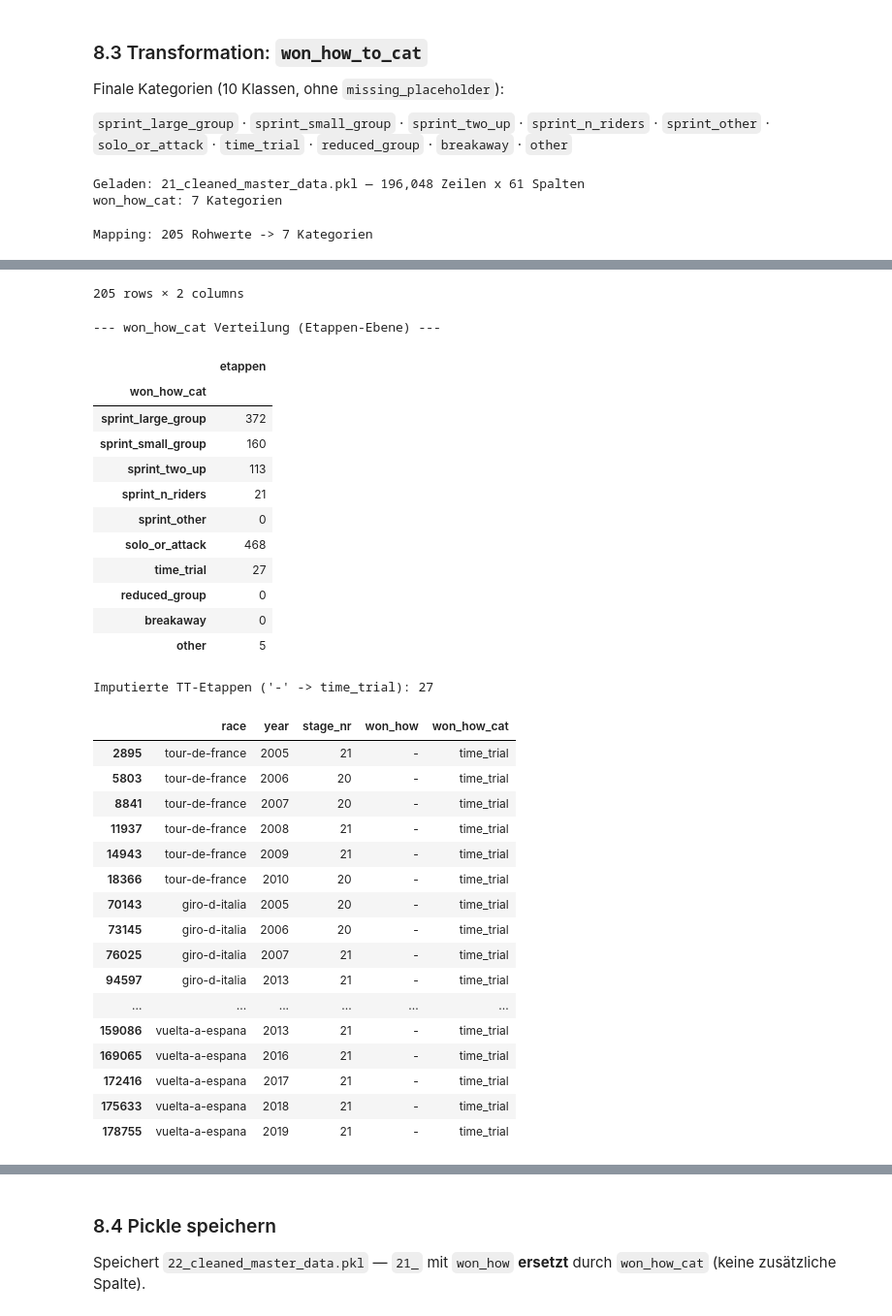
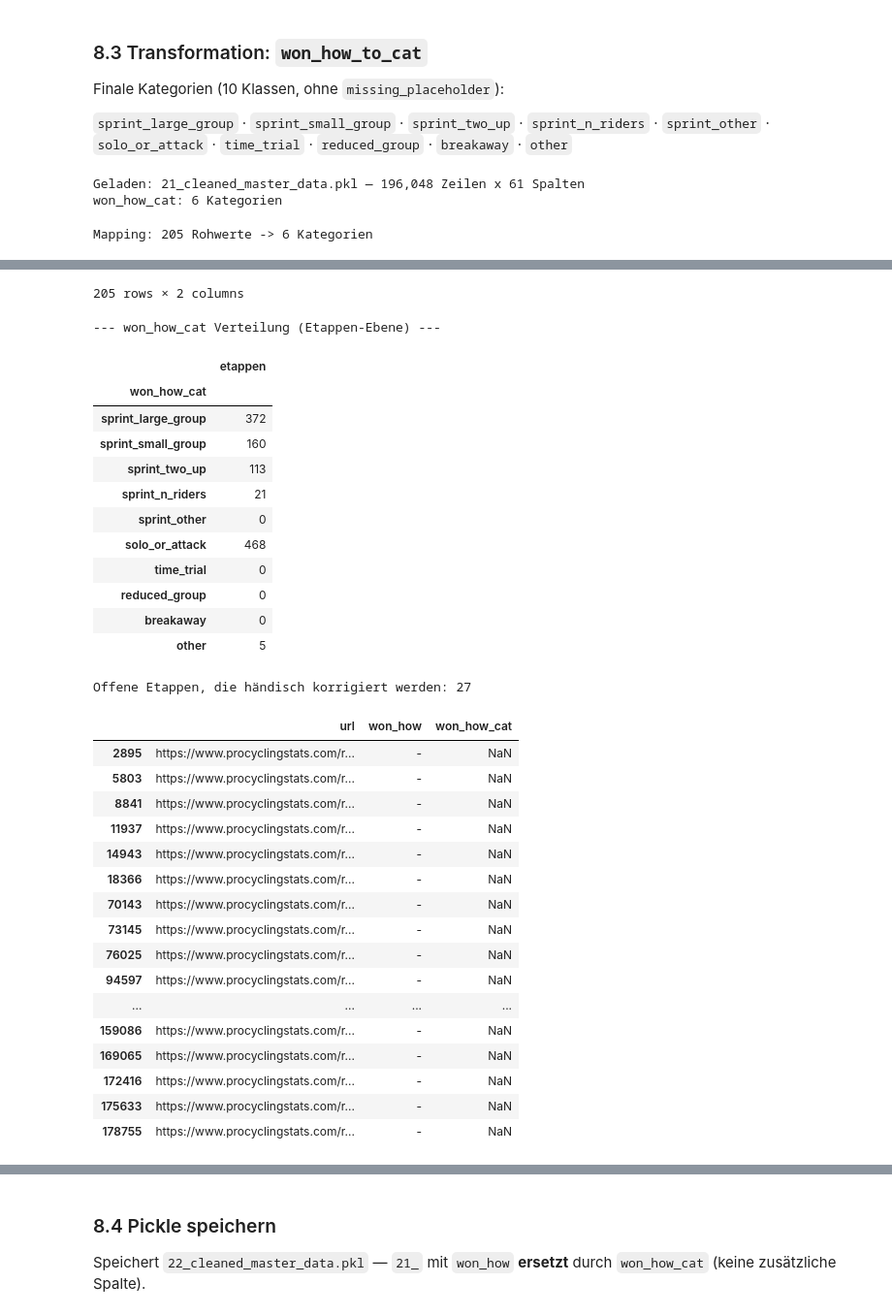
Before and after one commit to LPI24/GADA-Group3-Cycling-Stage-Prediction, a Jupyter notebook: src/Notebooks/07-13_won_how_analysis.ipynb, the cells around one changed output, grey strips where cells are left out. Shown at 97% size. Drawn from its saved outputs; the diff is of its cells as text; code cells hidden in the pictures.

```diff
--- a/src/Notebooks/07-13_won_how_analysis.ipynb
+++ b/src/Notebooks/07-13_won_how_analysis.ipynb
@@ -610,7 +609,7 @@ def won_how_to_cat(value) -> str:
     """PCS won_how -> finale Grobklasse für won_how_cat."""
     s = str(value).strip().lower()
     if s == "-":
-        return "time_trial"
+        return "-"
     if s in ("n/a", "nan", ""):
         return "other"
     if "trial" in s:
@@ -642,7 +641,7 @@ print(f"Geladen: 21_cleaned_master_data.pkl — {df_21.shape[0]:,} Zeilen x {df_
 print(f"won_how_cat: {df_21['won_how_cat'].nunique()} Kategorien")
 # %% [output]
 Geladen: 21_cleaned_master_data.pkl — 196,048 Zeilen x 61 Spalten
-won_how_cat: 7 Kategorien
+won_how_cat: 6 Kategorien
 # %%
 cat_per_stage = df_21.groupby("url")["won_how_cat"].nunique()
 assert cat_per_stage.max() == 1, "won_how_cat ist nicht etappenkonstant!"
@@ -661,9 +660,9 @@ print("\n--- won_how_cat Verteilung (Etappen-Ebene) ---")
 cat_dist = stages_21["won_how_cat"].value_counts().reindex(WON_HOW_CAT_ORDER, fill_value=0)
 display(cat_dist.to_frame("etappen"))
 
-imputed = stages_21[stages_21["won_how"] == "-"][["race", "year", "stage_nr", "won_how", "won_how_cat"]]
-print(f"\nImputierte TT-Etappen ('-' -> time_trial): {len(imputed)}")
+imputed = stages_21[stages_21["won_how"] == "-"][["url", "won_how", "won_how_cat"]]
+print(f"\nOffene Etappen, die händisch korrigiert werden: {len(imputed)}")
 display(imputed)
 # %% [output]
-Mapping: 205 Rohwerte -> 7 Kategorien
+Mapping: 205 Rohwerte -> 6 Kategorien
 |  | won_how | won_how_cat |
@@ -671,42 +670,42 @@ Mapping: 205 Rohwerte -> 7 Kategorien
 | 1 | 0.1 km solo | solo_or_attack |
 | 2 | 0.15 km solo | solo_or_attack |
 | 3 | 0.17 km solo | solo_or_attack |
 | 4 | 0.2 km solo | solo_or_attack |
 | ... | ... | ... |
 | 200 | Sprint of 8 riders | sprint_n_riders |
 | 201 | Sprint of 9 riders | sprint_n_riders |
 | 202 | Sprint of large group | sprint_large_group |
 | 203 | Sprint of small group | sprint_small_group |
 | 204 | Sprint à deux | sprint_two_up |
 205 rows × 2 columns
 --- won_how_cat Verteilung (Etappen-Ebene) ---
 |  | etappen |
 | won_how_cat |  |
 | sprint_large_group | 372 |
 | sprint_small_group | 160 |
 | sprint_two_up | 113 |
 | sprint_n_riders | 21 |
 | sprint_other | 0 |
 | solo_or_attack | 468 |
-| time_trial | 27 |
+| time_trial | 0 |
 | reduced_group | 0 |
 | breakaway | 0 |
 | other | 5 |
-Imputierte TT-Etappen ('-' -> time_trial): 27
+Offene Etappen, die händisch korrigiert werden: 27
-|  | race | year | stage_nr | won_how | won_how_cat |
-| 2895 | tour-de-france | 2005 | 21 | - | time_trial |
-| 5803 | tour-de-france | 2006 | 20 | - | time_trial |
-| 8841 | tour-de-france | 2007 | 20 | - | time_trial |
-| 11937 | tour-de-france | 2008 | 21 | - | time_trial |
-| 14943 | tour-de-france | 2009 | 21 | - | time_trial |
-| 18366 | tour-de-france | 2010 | 20 | - | time_trial |
-| 70143 | giro-d-italia | 2005 | 20 | - | time_trial |
-| 73145 | giro-d-italia | 2006 | 20 | - | time_trial |
-| 76025 | giro-d-italia | 2007 | 21 | - | time_trial |
-| 94597 | giro-d-italia | 2013 | 21 | - | time_trial |
-| ... | ... | ... | ... | ... | ... |
-| 159086 | vuelta-a-espana | 2013 | 21 | - | time_trial |
-| 169065 | vuelta-a-espana | 2016 | 21 | - | time_trial |
-| 172416 | vuelta-a-espana | 2017 | 21 | - | time_trial |
-| 175633 | vuelta-a-espana | 2018 | 21 | - | time_trial |
-| 178755 | vuelta-a-espana | 2019 | 21 | - | time_trial |
+|  | url | won_how | won_how_cat |
+| 2895 | https://www.procyclingstats.com/r... | - | NaN |
+| 5803 | https://www.procyclingstats.com/r... | - | NaN |
+| 8841 | https://www.procyclingstats.com/r... | - | NaN |
+| 11937 | https://www.procyclingstats.com/r... | - | NaN |
+| 14943 | https://www.procyclingstats.com/r... | - | NaN |
+| 18366 | https://www.procyclingstats.com/r... | - | NaN |
+| 70143 | https://www.procyclingstats.com/r... | - | NaN |
+| 73145 | https://www.procyclingstats.com/r... | - | NaN |
+| 76025 | https://www.procyclingstats.com/r... | - | NaN |
+| 94597 | https://www.procyclingstats.com/r... | - | NaN |
+| ... | ... | ... | ... |
+| 159086 | https://www.procyclingstats.com/r... | - | NaN |
+| 169065 | https://www.procyclingstats.com/r... | - | NaN |
+| 172416 | https://www.procyclingstats.com/r... | - | NaN |
+| 175633 | https://www.procyclingstats.com/r... | - | NaN |
+| 178755 | https://www.procyclingstats.com/r... | - | NaN |
```
Also changed, not shown: parts of 10 cells of this notebook, 3 other files.
